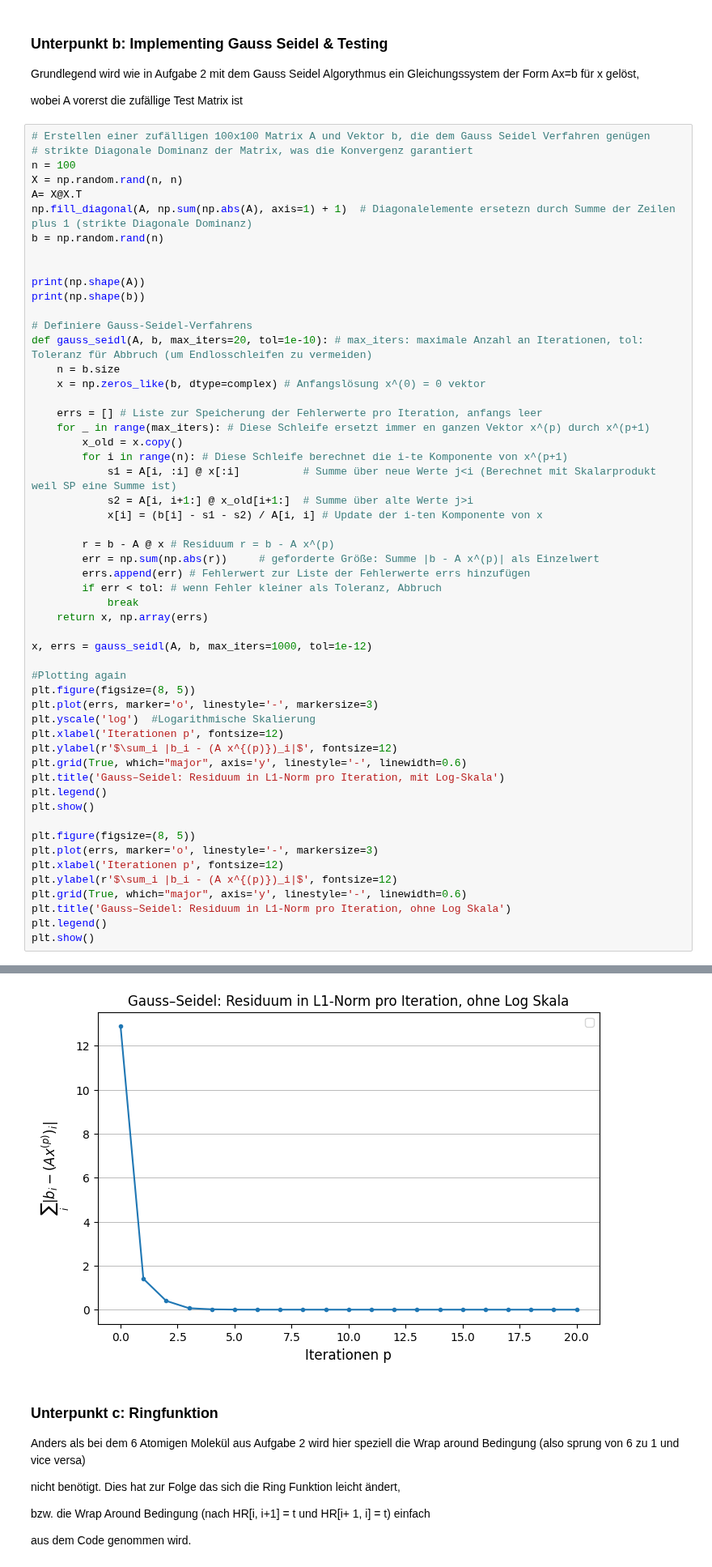
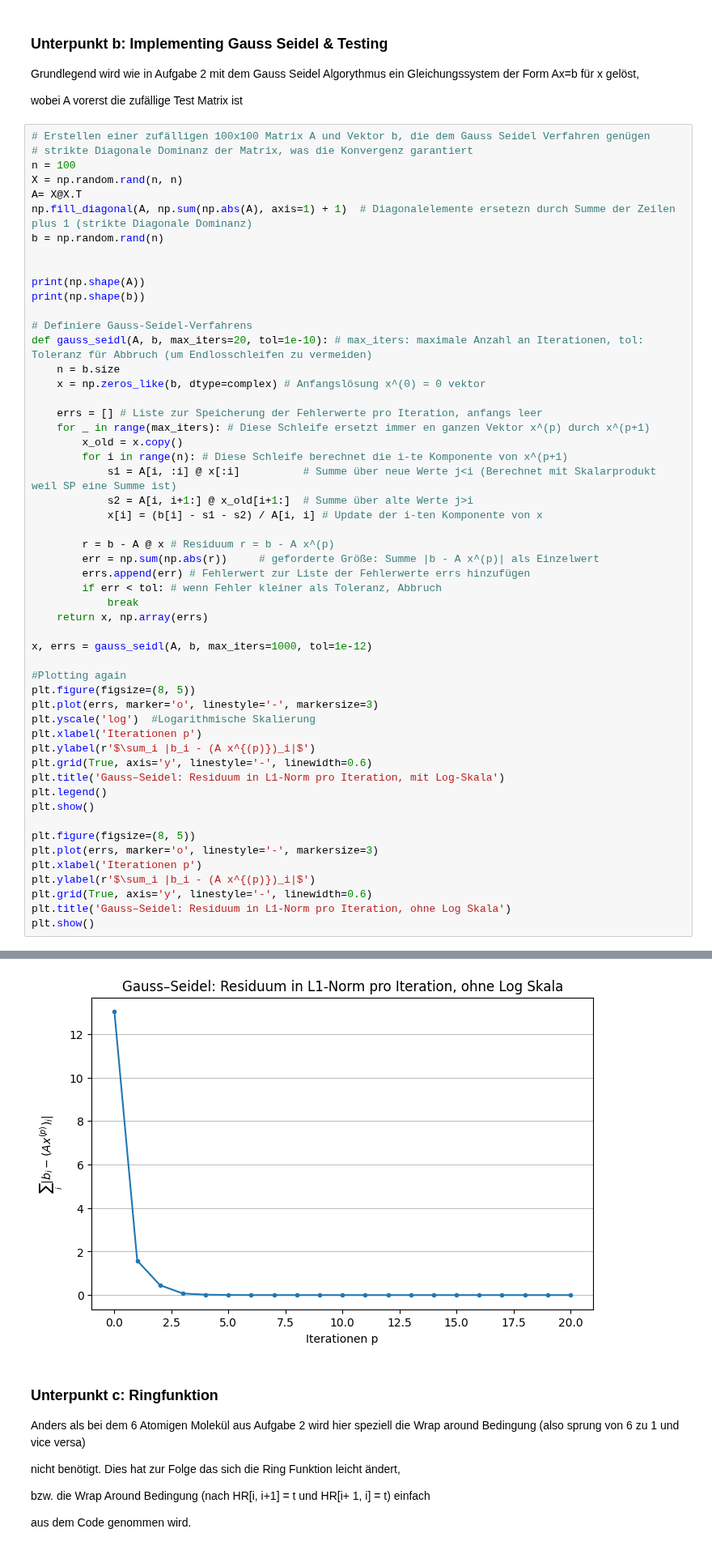
Before and after one commit to OverAmpJinx/CompPhyWS25, a Jupyter notebook: Assignment1/a13transportsystem.ipynb, the cells around one changed output, grey strips where cells are left out. Shown at 81% size. Drawn from its saved outputs; the diff is of its cells as text.

```diff
--- a/Assignment1/a13transportsystem.ipynb
+++ b/Assignment1/a13transportsystem.ipynb
@@ -48,20 +48,19 @@ x, errs = gauss_seidl(A, b, max_iters=1000, tol=1e-12)
 plt.figure(figsize=(8, 5))
 plt.plot(errs, marker='o', linestyle='-', markersize=3)
 plt.yscale('log')  #Logarithmische Skalierung
-plt.xlabel('Iterationen p', fontsize=12)
-plt.ylabel(r'$\sum_i |b_i - (A x^{(p)})_i|$', fontsize=12)
-plt.grid(True, which="major", axis='y', linestyle='-', linewidth=0.6)
+plt.xlabel('Iterationen p')
+plt.ylabel(r'$\sum_i |b_i - (A x^{(p)})_i|$')
+plt.grid(True, axis='y', linestyle='-', linewidth=0.6)
 plt.title('Gauss–Seidel: Residuum in L1-Norm pro Iteration, mit Log-Skala')
 plt.legend()
 plt.show()
 
 plt.figure(figsize=(8, 5))
 plt.plot(errs, marker='o', linestyle='-', markersize=3)
-plt.xlabel('Iterationen p', fontsize=12)
-plt.ylabel(r'$\sum_i |b_i - (A x^{(p)})_i|$', fontsize=12)
-plt.grid(True, which="major", axis='y', linestyle='-', linewidth=0.6)
+plt.xlabel('Iterationen p')
+plt.ylabel(r'$\sum_i |b_i - (A x^{(p)})_i|$')
+plt.grid(True, axis='y', linestyle='-', linewidth=0.6)
 plt.title('Gauss–Seidel: Residuum in L1-Norm pro Iteration, ohne Log Skala')
-plt.legend()
 plt.show()
 # %% [output]
 No artists with labels found to put in legend.  Note that artists whose label start with an underscore are ignored when legend() is called with no argument.
@@ -72,4 +70,4 @@ No artists with labels found to put in legend.  Note that artists whose label st
-[figure, old version]
+[figure, new version]
 # %% [markdown]
 ### Unterpunkt c: Ringfunktion
 Anders als bei dem 6 Atomigen Molekül aus Aufgabe 2 wird hier speziell die Wrap around Bedingung (also sprung von 6 zu 1 und vice versa)
```
Also changed, not shown: parts of 3 cells of this notebook, 1 other file.
